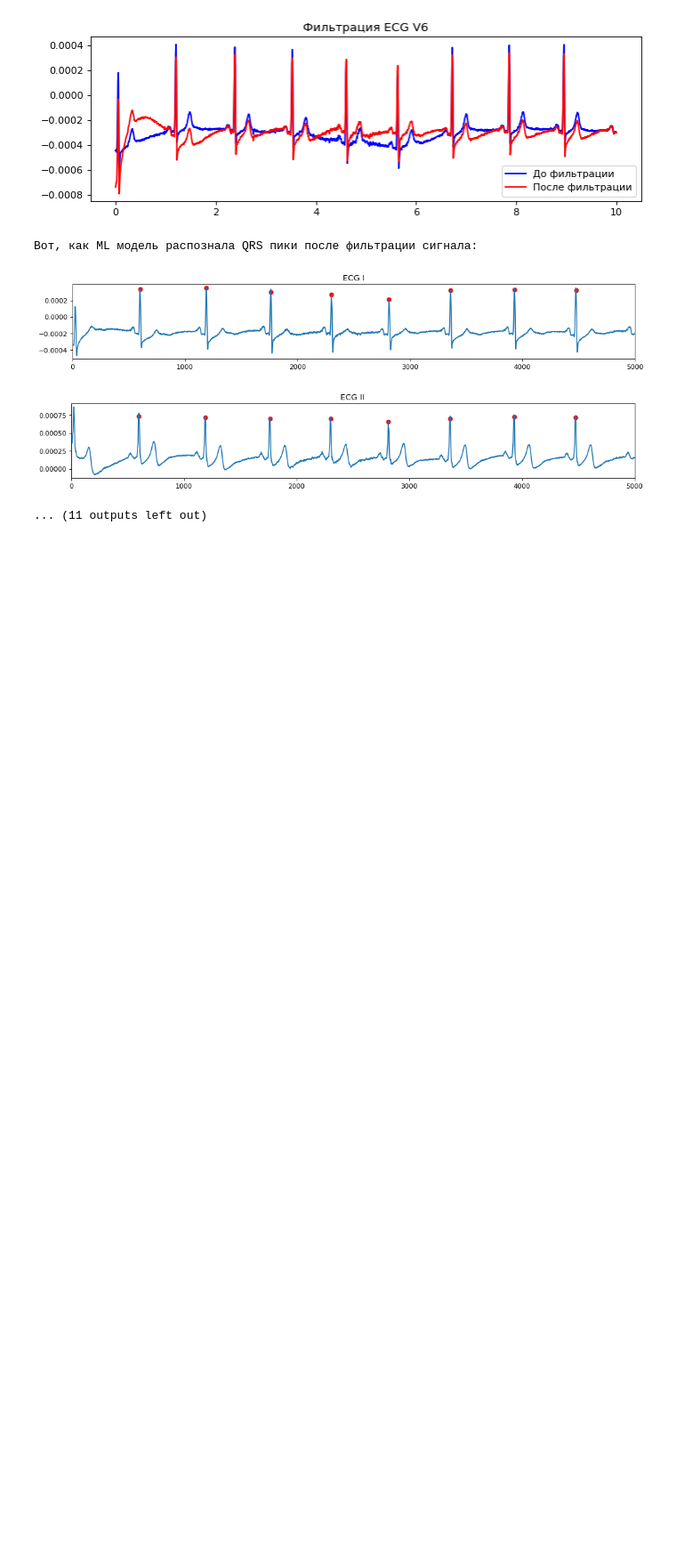
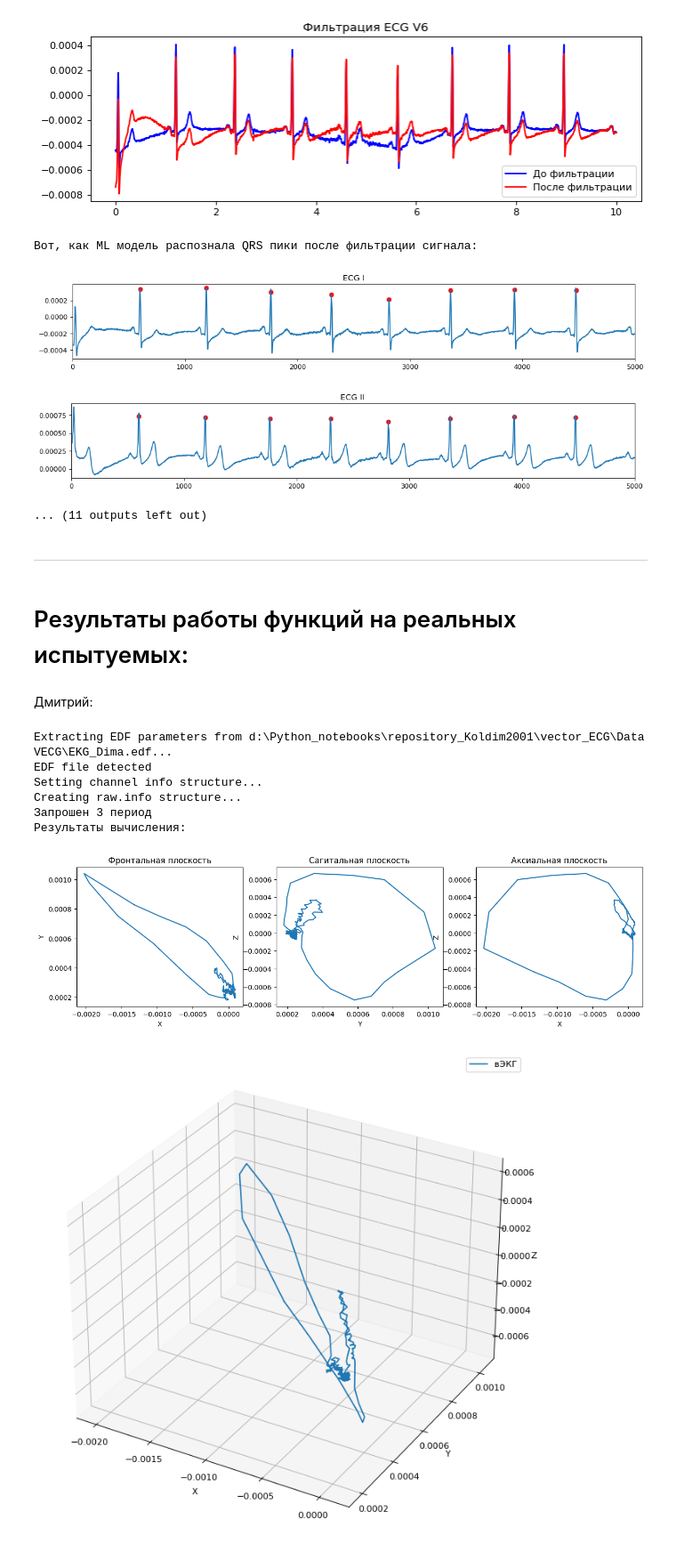
Before and after one commit to BMSTU-team/vector_ECG_team_project, a Jupyter notebook: VectorECG.ipynb, the cells around one changed output. Shown at 89% size. Saved outputs shown, nothing was run; the diff lists cells and outputs as text; code cells hidden in the pictures; blank space fills up the shorter version.

Commit message:
new data

```diff
--- a/VectorECG.ipynb
+++ b/VectorECG.ipynb
@@ -445,3 +445,21 @@ Creating raw.info structure...
 [figure]
 [figure]
 ... (11 outputs left out)
+# %% [markdown]
+---
+# %% [markdown]
+# Результаты работы функций на реальных испытуемых:
+# %% [markdown]
+Дмитрий:
+# %%
+from func import *
+vECG(file="Data VECG\EKG_Dima.edf", n_term=3, filt=True, f_sreza=0.5)
+# %% [output]
+Extracting EDF parameters from d:\Python_notebooks\repository_Koldim2001\vector_ECG\Data VECG\EKG_Dima.edf...
+EDF file detected
+Setting channel info structure...
+Creating raw.info structure...
+Запрошен 3 период
+Результаты вычисления:
+[figure, added]
+[figure, added]
```
Also changed, not shown: parts of 4 cells of this notebook, 5 other files.
